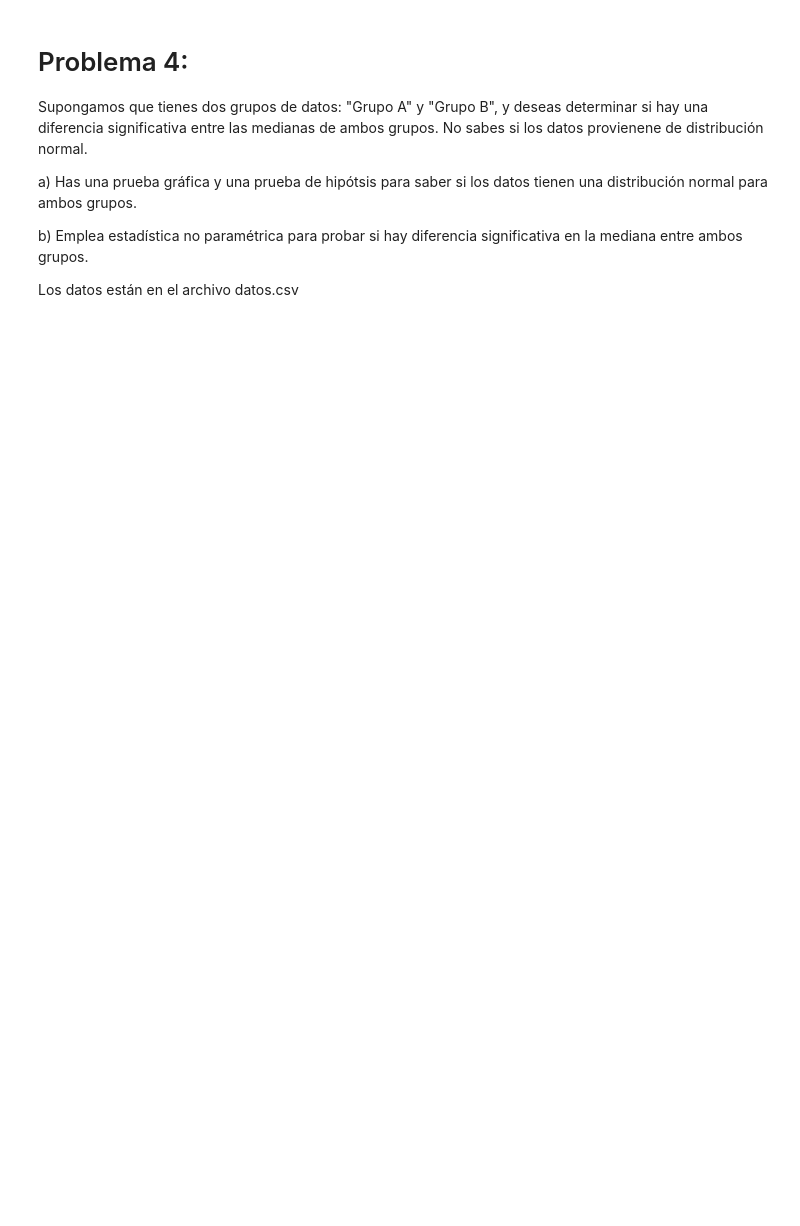
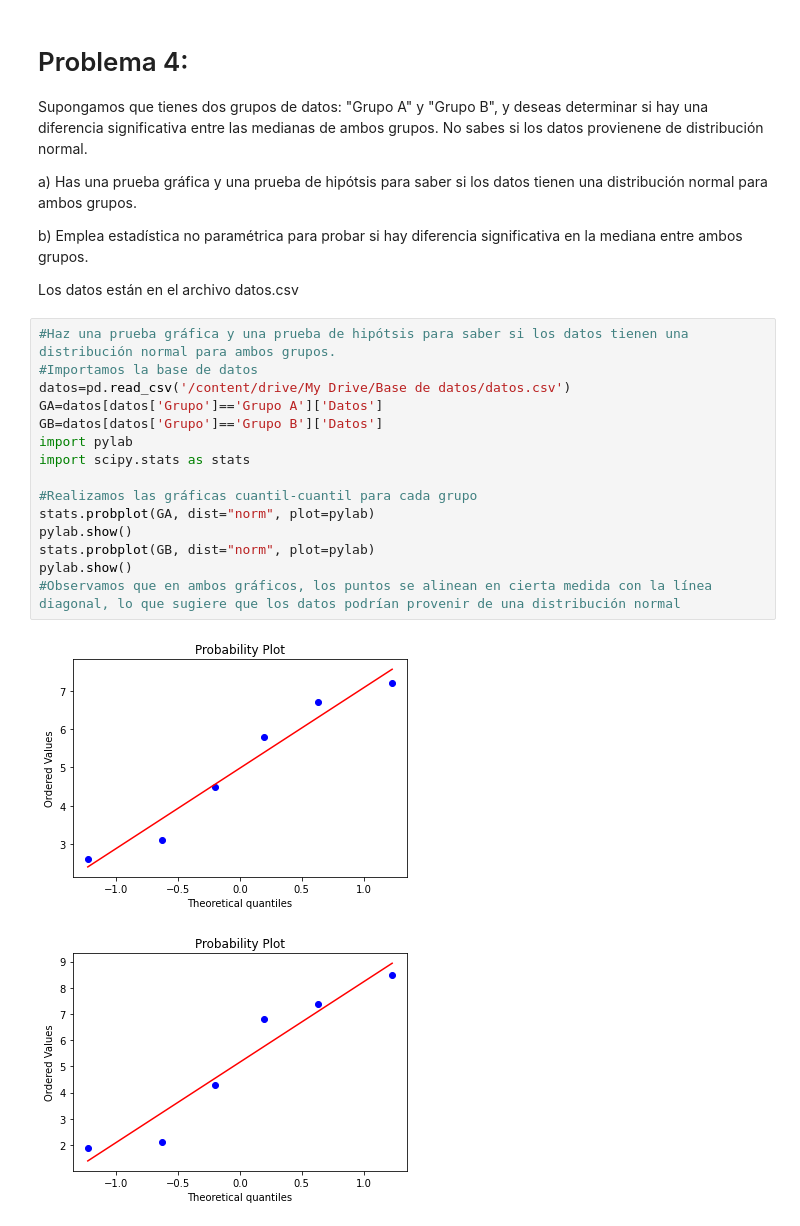
Before and after one commit to HilbertN/Analisis_de_datos_Tareas, a Jupyter notebook: Tarea2_Inferencia_Estadística.ipynb, the cells around one changed output. Drawn from its saved outputs; the diff is of its cells as text; blank space fills up the shorter version.

```diff
--- a/Tarea2_Inferencia_Estadística.ipynb
+++ b/Tarea2_Inferencia_Estadística.ipynb
@@ -165,3 +223,21 @@ a) Has una prueba gráfica y una prueba de hipótsis para saber si los datos tie
 b) Emplea estadística no paramétrica para probar si hay diferencia significativa en la mediana entre ambos grupos.
 
 Los datos están en el archivo datos.csv
+# %%
+#Haz una prueba gráfica y una prueba de hipótsis para saber si los datos tienen una distribución normal para ambos grupos.
+#Importamos la base de datos
+datos=pd.read_csv('/content/drive/My Drive/Base de datos/datos.csv')
+GA=datos[datos['Grupo']=='Grupo A']['Datos']
+GB=datos[datos['Grupo']=='Grupo B']['Datos']
+import pylab
+import scipy.stats as stats
+
+#Realizamos las gráficas cuantil-cuantil para cada grupo
+stats.probplot(GA, dist="norm", plot=pylab)
+pylab.show()
+stats.probplot(GB, dist="norm", plot=pylab)
+pylab.show()
+#Observamos que en ambos gráficos, los puntos se alinean en cierta medida con la línea diagonal, lo que sugiere que los datos podrían provenir de una distribución normal
+# %% [output]
+[figure, added]
+[figure, added]
```
Also changed, not shown: parts of 13 cells of this notebook.
